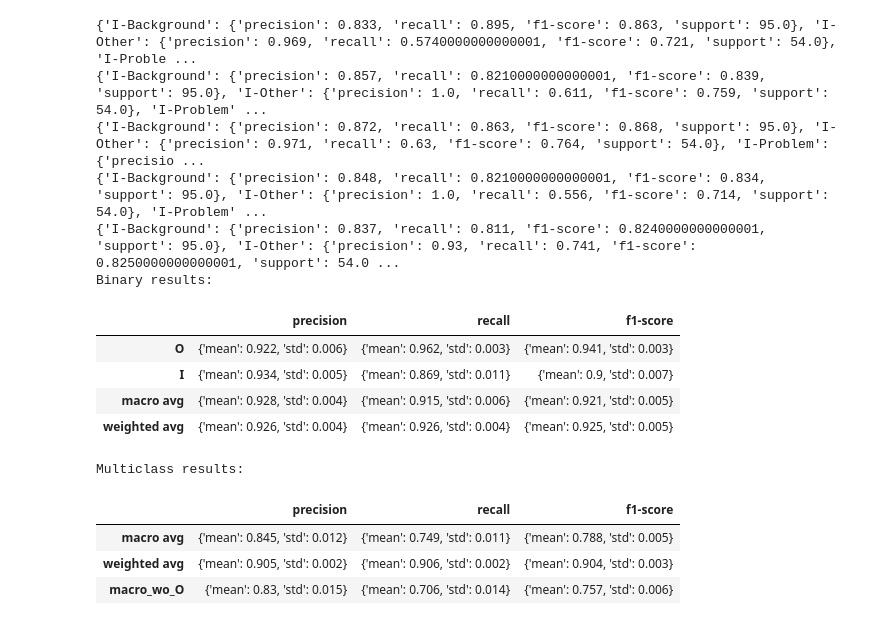
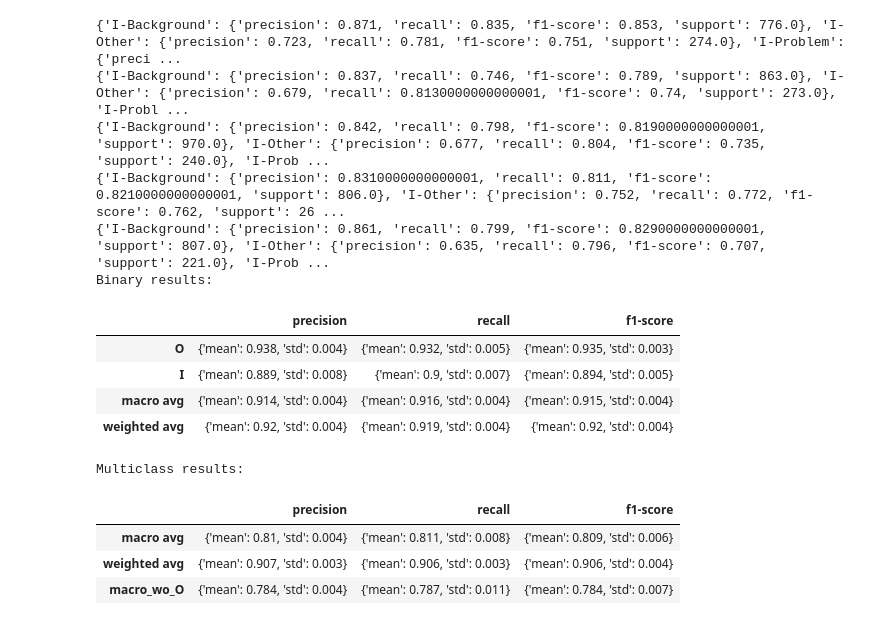
Before and after one commit to lara-ozyegen/MRP_MedHighlight, a Jupyter notebook: notebooks/bert_clinical_analysis.ipynb, the cells around one changed output. Cells and saved outputs as stored; diff of their text form; code cells hidden in the pictures.

```diff
--- a/notebooks/bert_clinical_analysis.ipynb
+++ b/notebooks/bert_clinical_analysis.ipynb
@@ -4,8 +4,9 @@ import os
 import numpy as np
 import pandas as pd
 # This is the base directory where your fold reports are located.
-dataset_name = 'mtsamples'
-base_dir = f'analysis/{dataset_name}/reports'  # Replace with your actual path
+dataset_name = 'phee'
+model_name='bioclinicalbert'
+base_dir = f'analysis/{model_name}/{dataset_name}/reports'  # Replace with your actual path
 
 # Initialize dictionaries to hold all the metric values from each fold.
 binary_metrics = {
@@ -48,42 +49,42 @@ for fold in range(5):
 # Calculate mean and standard deviation for binary metrics
 binary_results = {}
 for category, metrics in binary_metrics.items():
 
     binary_results[category] = {}
     for metric, values in metrics.items():
         binary_results[category][metric] = {
             'mean': round(np.mean(values), 3),
             'std': round(np.std(values), 3)
         }
 
 # Do the same for multiclass metrics
 multiclass_results = {}
 for category, metrics in multiclass_metrics.items():
     multiclass_results[category] = {}
     for metric, values in metrics.items():
         multiclass_results[category][metric] = {
             # round to 3 decimal places
             'mean': round(np.mean(values), 3),
             'std': round(np.std(values), 3)
         }
 
 # Now you have binary_results and multiclass_results with the mean and std dev of each metric.
 print('Binary results:')
 # dict to dataframe
 binary_results = pd.DataFrame(binary_results)
 binary_results.T
 # %% [output]
-{'I-Background': {'precision': 0.833, 'recall': 0.895, 'f1-score': 0.863, 'support': 95.0}, 'I-Other': {'precision': 0.969, 'recall': 0.5740000000000001, 'f1-score': 0.721, 'support': 54.0}, 'I-Proble ...
-{'I-Background': {'precision': 0.857, 'recall': 0.8210000000000001, 'f1-score': 0.839, 'support': 95.0}, 'I-Other': {'precision': 1.0, 'recall': 0.611, 'f1-score': 0.759, 'support': 54.0}, 'I-Problem' ...
-{'I-Background': {'precision': 0.872, 'recall': 0.863, 'f1-score': 0.868, 'support': 95.0}, 'I-Other': {'precision': 0.971, 'recall': 0.63, 'f1-score': 0.764, 'support': 54.0}, 'I-Problem': {'precisio ...
-{'I-Background': {'precision': 0.848, 'recall': 0.8210000000000001, 'f1-score': 0.834, 'support': 95.0}, 'I-Other': {'precision': 1.0, 'recall': 0.556, 'f1-score': 0.714, 'support': 54.0}, 'I-Problem' ...
-{'I-Background': {'precision': 0.837, 'recall': 0.811, 'f1-score': 0.8240000000000001, 'support': 95.0}, 'I-Other': {'precision': 0.93, 'recall': 0.741, 'f1-score': 0.8250000000000001, 'support': 54.0 ...
+{'I-Background': {'precision': 0.871, 'recall': 0.835, 'f1-score': 0.853, 'support': 776.0}, 'I-Other': {'precision': 0.723, 'recall': 0.781, 'f1-score': 0.751, 'support': 274.0}, 'I-Problem': {'preci ...
+{'I-Background': {'precision': 0.837, 'recall': 0.746, 'f1-score': 0.789, 'support': 863.0}, 'I-Other': {'precision': 0.679, 'recall': 0.8130000000000001, 'f1-score': 0.74, 'support': 273.0}, 'I-Probl ...
+{'I-Background': {'precision': 0.842, 'recall': 0.798, 'f1-score': 0.8190000000000001, 'support': 970.0}, 'I-Other': {'precision': 0.677, 'recall': 0.804, 'f1-score': 0.735, 'support': 240.0}, 'I-Prob ...
+{'I-Background': {'precision': 0.8310000000000001, 'recall': 0.811, 'f1-score': 0.8210000000000001, 'support': 806.0}, 'I-Other': {'precision': 0.752, 'recall': 0.772, 'f1-score': 0.762, 'support': 26 ...
+{'I-Background': {'precision': 0.861, 'recall': 0.799, 'f1-score': 0.8290000000000001, 'support': 807.0}, 'I-Other': {'precision': 0.635, 'recall': 0.796, 'f1-score': 0.707, 'support': 221.0}, 'I-Prob ...
 Binary results:
 |  | precision | recall | f1-score |
-| O | {'mean': 0.922, 'std': 0.006} | {'mean': 0.962, 'std': 0.003} | {'mean': 0.941, 'std': 0.003} |
-| I | {'mean': 0.934, 'std': 0.005} | {'mean': 0.869, 'std': 0.011} | {'mean': 0.9, 'std': 0.007} |
-| macro avg | {'mean': 0.928, 'std': 0.004} | {'mean': 0.915, 'std': 0.006} | {'mean': 0.921, 'std': 0.005} |
-| weighted avg | {'mean': 0.926, 'std': 0.004} | {'mean': 0.926, 'std': 0.004} | {'mean': 0.925, 'std': 0.005} |
+| O | {'mean': 0.938, 'std': 0.004} | {'mean': 0.932, 'std': 0.005} | {'mean': 0.935, 'std': 0.003} |
+| I | {'mean': 0.889, 'std': 0.008} | {'mean': 0.9, 'std': 0.007} | {'mean': 0.894, 'std': 0.005} |
+| macro avg | {'mean': 0.914, 'std': 0.004} | {'mean': 0.916, 'std': 0.004} | {'mean': 0.915, 'std': 0.004} |
+| weighted avg | {'mean': 0.92, 'std': 0.004} | {'mean': 0.919, 'std': 0.004} | {'mean': 0.92, 'std': 0.004} |
 # %%
 print('Multiclass results:')
 # dict to dataframe
@@ -92,6 +93,6 @@ multiclass_results.T
 # %% [output]
 Multiclass results:
 |  | precision | recall | f1-score |
-| macro avg | {'mean': 0.845, 'std': 0.012} | {'mean': 0.749, 'std': 0.011} | {'mean': 0.788, 'std': 0.005} |
-| weighted avg | {'mean': 0.905, 'std': 0.002} | {'mean': 0.906, 'std': 0.002} | {'mean': 0.904, 'std': 0.003} |
-| macro_wo_O | {'mean': 0.83, 'std': 0.015} | {'mean': 0.706, 'std': 0.014} | {'mean': 0.757, 'std': 0.006} |
+| macro avg | {'mean': 0.81, 'std': 0.004} | {'mean': 0.811, 'std': 0.008} | {'mean': 0.809, 'std': 0.006} |
+| weighted avg | {'mean': 0.907, 'std': 0.003} | {'mean': 0.906, 'std': 0.003} | {'mean': 0.906, 'std': 0.004} |
+| macro_wo_O | {'mean': 0.784, 'std': 0.004} | {'mean': 0.787, 'std': 0.011} | {'mean': 0.784, 'std': 0.007} |
```
Also changed, not shown: parts of 6 cells of this notebook, 2 other files.
